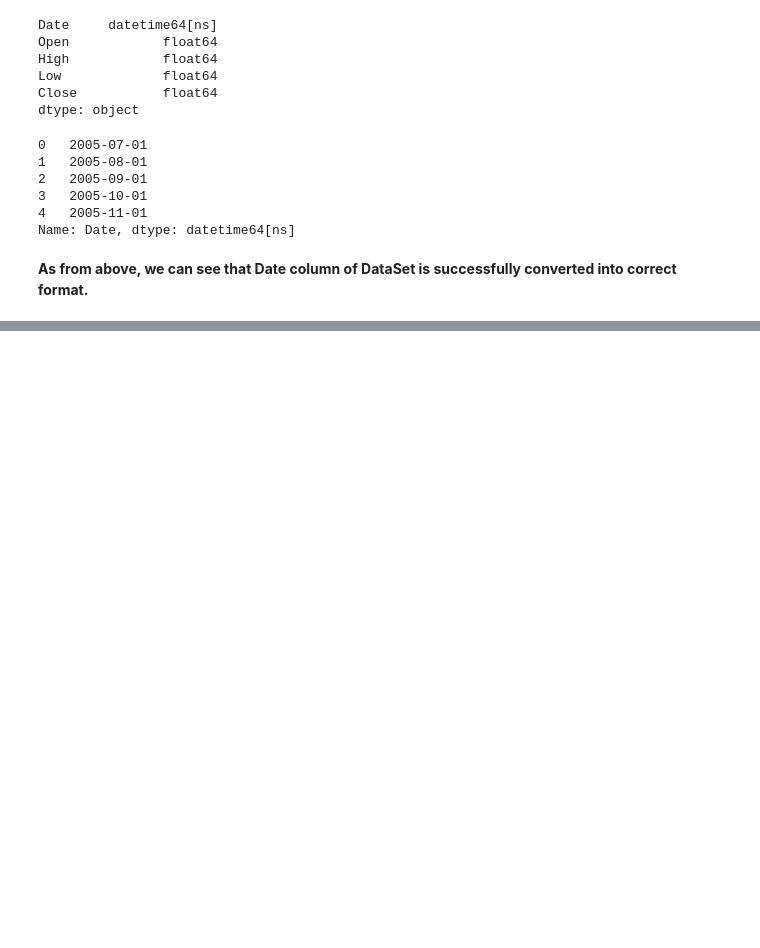
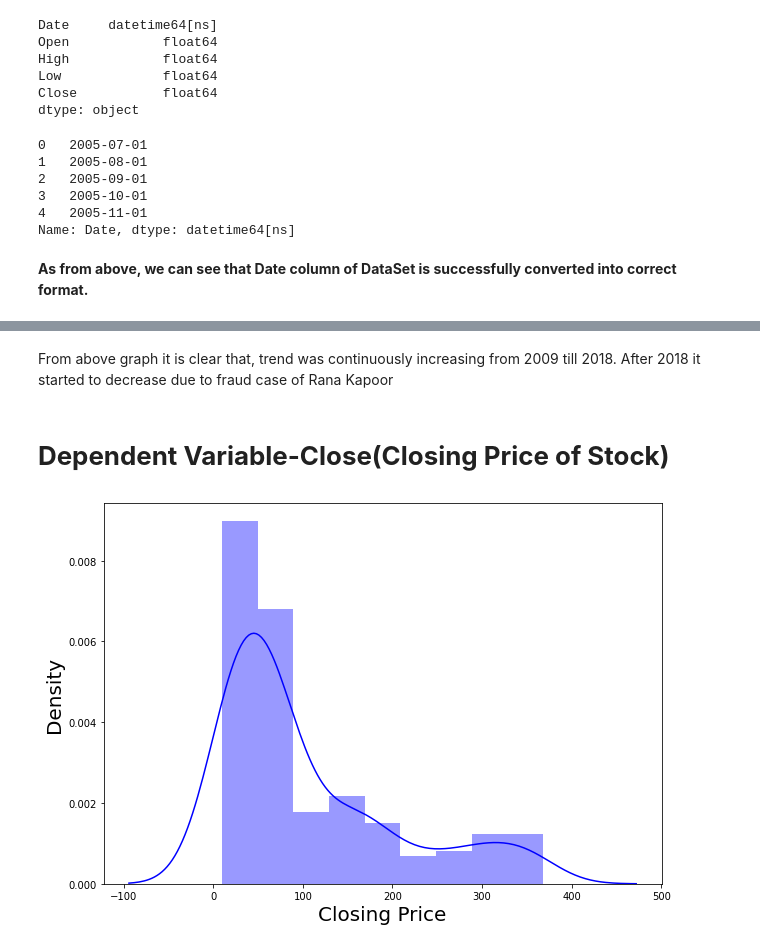
Before and after one commit to Kaushaljha488/-Kaushal-Yes-Bank-Stock-Closing-Price-Prediction, a Jupyter notebook: Kaushal_Yes_Bank_Stock_Closing_Price_Prediction.ipynb, the cells around one changed output, grey strips where cells are left out. Saved outputs shown, nothing was run; the diff lists cells and outputs as text; code cells hidden in the pictures; blank space fills up the shorter version.

```diff
--- a/Kaushal_Yes_Bank_Stock_Closing_Price_Prediction.ipynb
+++ b/Kaushal_Yes_Bank_Stock_Closing_Price_Prediction.ipynb
@@ -189,0 +207,13 @@ Name: Date, dtype: datetime64[ns]
+# %% [markdown]
+From above graph it is clear that, trend was continuously increasing from 2009 till 2018. After 2018 it started to decrease due to fraud case of Rana Kapoor
+# %% [markdown]
+# **Dependent Variable-Close(Closing Price of Stock)**
+# %%
+#Target/Dependent variable-'Close'
+plt.figure(figsize=(10,7))
+sns.distplot(df['Close'],color="b")
+plt.xlabel('Closing Price',fontsize=20)
+plt.ylabel('Density',fontsize=20)
+plt.show()
+# %% [output]
+[figure, added]
```
Also changed, not shown: parts of 28 cells of this notebook.
